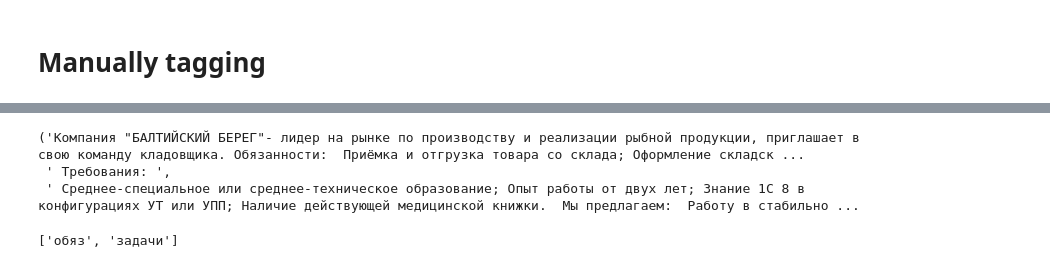
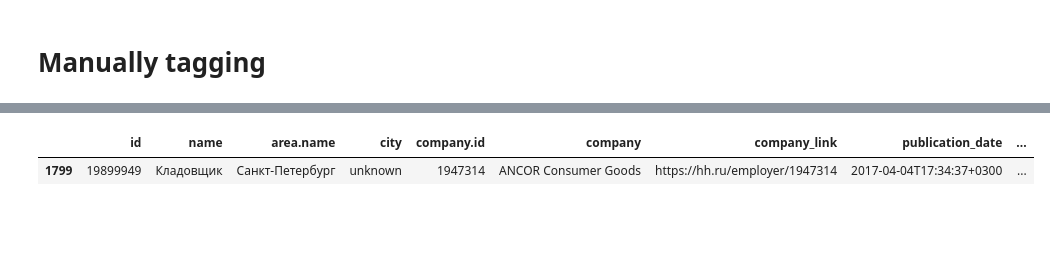
Before and after one commit to SmirnovAlexander/ParseCV, a Jupyter notebook: EDA.ipynb, the cells around one changed output, grey strips where cells are left out. Saved outputs shown, nothing was run; the diff lists cells and outputs as text; code cells hidden in the pictures; blank space fills up the shorter version.

```diff
--- a/EDA.ipynb
+++ b/EDA.ipynb
@@ -8,6 +9,8 @@ import pandas as pd
 # %%
 resumes = pd.read_csv("./data/resume_to_hackaton.csv", delimiter=";")
 vacancies = pd.read_csv("./data/vacancies_to_hackaton.csv", delimiter=";")
+
+vacancies.drop_duplicates(subset=['id'], inplace=True)
 # %%
 display(resumes)
 # %% [output]
@@ -195,6 +209,0 @@ all_strings
-# %%
-description.partition(" Требования: ")
-# %% [output]
-('Компания "БАЛТИЙСКИЙ БЕРЕГ"- лидер на рынке по производству и реализации рыбной продукции, приглашает в свою команду кладовщика. Обязанности:  Приёмка и отгрузка товара со склада; Оформление складск ...
- ' Требования: ',
- ' Среднее-специальное или среднее-техническое образование; Опыт работы от двух лет; Знание 1С 8 в конфигурациях УТ или УПП; Наличие действующей медицинской книжки.  Мы предлагаем:  Работу в стабильно ...
@@ -205,4 +210,5 @@ str.split?
-# %%
-tags["Обязанности"]
-# %% [output]
-['обяз', 'задачи']
+# %%
+vacancies[vacancies["id"] == 19899949]
+# %% [output]
+|  | id | name | area.name | city | company.id | company | company_link | publication_date | ... |
+| 1799 | 19899949 | Кладовщик | Санкт-Петербург | unknown | 1947314 | ANCOR Consumer Goods | https://hh.ru/employer/1947314 | 2017-04-04T17:34:37+0300 | ... |
```
Also changed, not shown: parts of 24 cells of this notebook.
